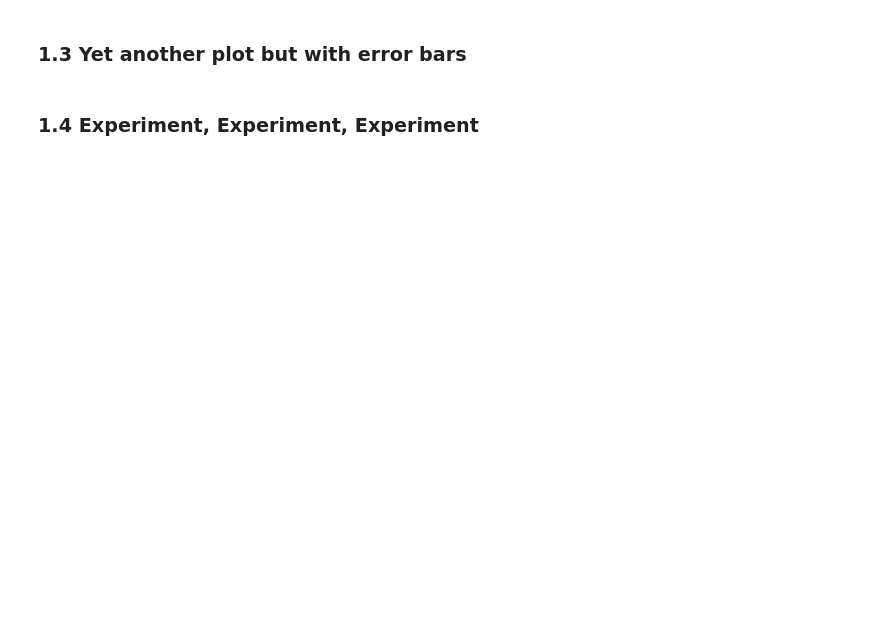
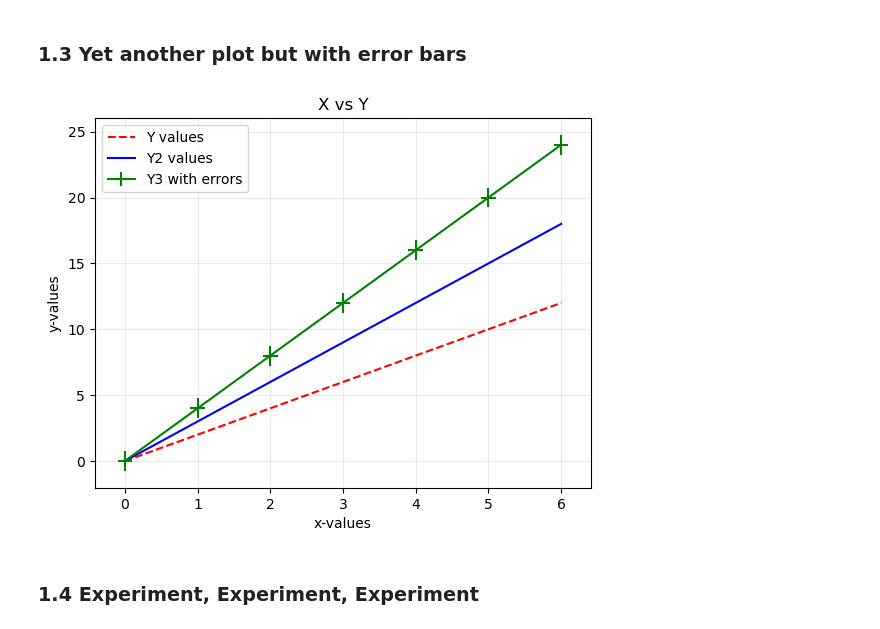
Before and after one commit to SPS-SP2273/learning-portfolio-Ting203, a Jupyter notebook: plotting/plotting_(need).ipynb, the cells around one changed output. Saved outputs shown, nothing was run; the diff lists cells and outputs as text; code cells hidden in the pictures; blank space fills up the shorter version.

```diff
--- a/plotting/plotting_(need).ipynb
+++ b/plotting/plotting_(need).ipynb
@@ -30,7 +49,25 @@ plt.show()
 # %% [markdown]
 ### 1.3 Yet another plot but with error bars
 # %%
+# Some data for plotting
+x = [0, 1, 2, 3, 4, 5, 6]
+y_1 = [0, 2, 4, 6, 8, 10, 12]
+y_2 = [0, 3, 6, 9, 12, 15, 18]
+y_3 = [0, 4, 8, 12, 16, 20, 24]
+x_error, y_error = .1, 0.75
 
-# Your code here
+# Lets start plotting
+plt.plot(x, y_1, color='red', linestyle='dashed', label='Y values')
+plt.plot(x, y_2, color='blue', label='Y2 values')
+plt.errorbar(x, y_3, xerr=x_error, yerr=y_error,
+             color='green', label='Y3 with errors')
+plt.xlabel('x-values')
+plt.ylabel('y-values')
+plt.title('X vs Y')
+plt.grid(alpha=.25)
+plt.legend(loc='upper left')
+plt.show()
+# %% [output]
+[figure, added]
 # %% [markdown]
 ### 1.4 Experiment, Experiment, Experiment
```
Also changed, not shown: parts of 17 cells of this notebook, 2 other files.
